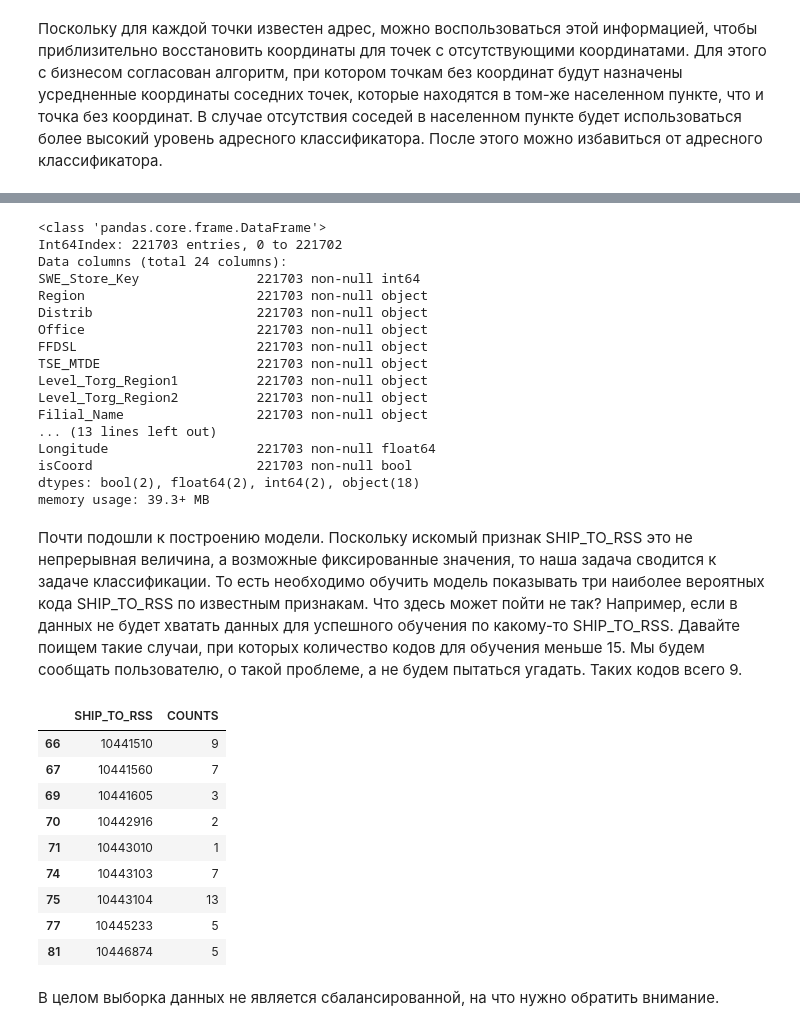
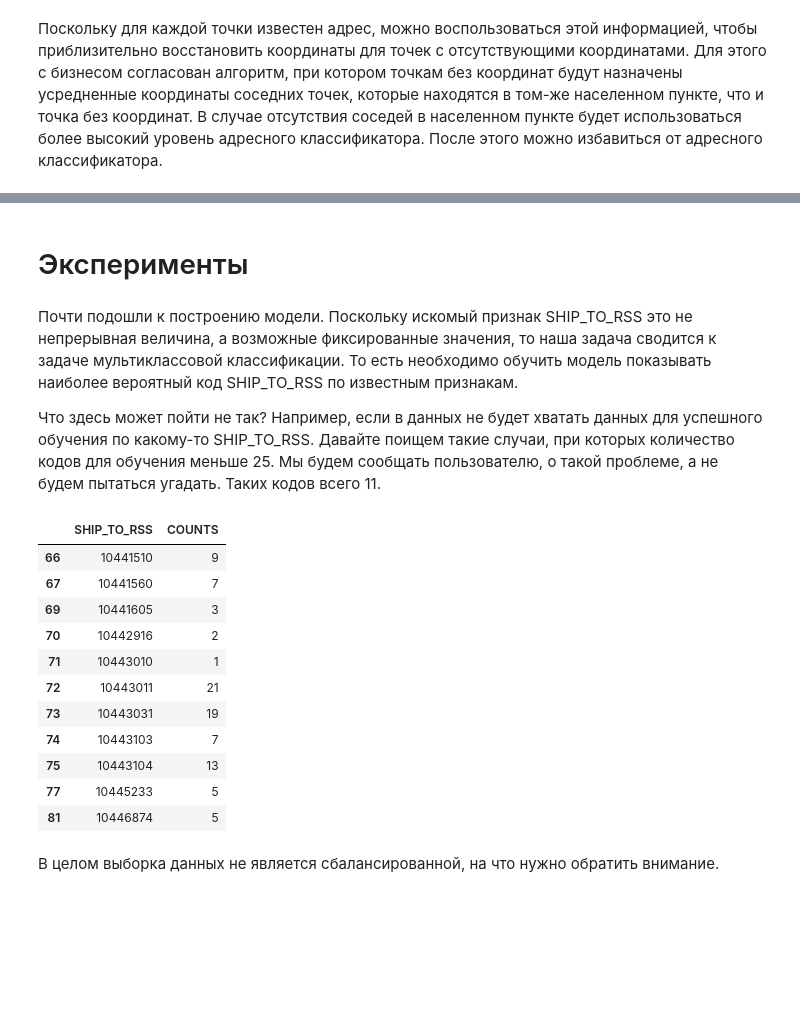
Before and after one commit to pigidser/Territory-Prediction, a Jupyter notebook: Data analysis and pre-processing.ipynb, the cells around one changed output, grey strips where cells are left out. Drawn from its saved outputs; the diff is of its cells as text; code cells hidden in the pictures; blank space fills up the shorter version.

```diff
--- a/Data analysis and pre-processing.ipynb
+++ b/Data analysis and pre-processing.ipynb
@@ -83,10 +92,11 @@ Text(0.5, 1.0, 'Долгота')
 # %%
-df_terr = pd.read_excel(report_file,skiprows=1)
-
-df_terr.columns=['Region','Distrib','Office','FFDSL','TSE_MTDE','Level_Torg_Region1','Level_Torg_Region2', \
-'Filial_Name','Filial_Ship_To','Chain_Type','Chain_Name','Chain_Id','Chain_Chain_Tier_MWC','Chain_Chain_Sub_Tier_MWC', \
-'SWE_Store_Key','Store_Status','Outlet_Name','Channel_Name_2018','Outlet_Type_2018','Trade_Structure','From_Dc', \
-'Segment_MWC_Segment_Name','Cluster_MWC','Kladr_level_1','Kladr_level_2','Kladr_level_3','Kladr_level_4','Kladr_level_5', \
-'LSV_WWY','LSV_CHOCO','LSV_MWC','Covering_Outlet_id','General_Duplicate','Ship_To_Visited','Filial_Visited', \
-'Ship_to_Name_TO_BE','Region_loaded_RSS','Ship_to_TO_BE_Name_loaded_RSS','SHIP_TO_RSS', \
-'Ship_to_Code_TO_BE','DC','Changed','Change_Period']
+# Загрузка файла с территориями точек в DataFrame и переименование столбцов для удобной работы
+df_terr = pd.read_excel(report_file, skiprows=1)
+df_terr.columns = ['Region','Distrib','Office','FFDSL','TSE_MTDE','Level_Torg_Region1','Level_Torg_Region2',
+    'Filial_Name','Filial_Ship_To','Chain_Type','Chain_Name','Chain_Id','Chain_Chain_Tier_MWC',
+    'Chain_Chain_Sub_Tier_MWC','SWE_Store_Key','Store_Status','Outlet_Name','Channel_Name_2018',
+    'Outlet_Type_2018','Trade_Structure','From_Dc','Segment_MWC_Segment_Name','Cluster_MWC',
+    'Kladr_level_1','Kladr_level_2','Kladr_level_3','Kladr_level_4','Kladr_level_5','LSV_WWY','LSV_CHOCO',
+    'LSV_MWC','Covering_Outlet_id','General_Duplicate','Ship_To_Visited','Filial_Visited',
+    'Ship_to_Name_TO_BE','Region_loaded_RSS','Ship_to_TO_BE_Name_loaded_RSS','SHIP_TO_RSS',
+    'Ship_to_Code_TO_BE','DC','Changed','Change_Period']
@@ -113,10 +108,11 @@ memory usage: 79.9+ MB
 # %% [markdown]
 Теперь удалим поля с названиями, для которых имеются соответствующие коды, а также поля без значений. Также нужно убрать информацию о продажах и визитах в точку (LSV, _Visited), так как это информация о последнем визите одного из дистрибьюторов в точку (а нам известно, что точку могут посещать несколько дистрибьюторов).
 # %%
-df_terr = df_terr[['SWE_Store_Key','Region','Distrib','Office','FFDSL','TSE_MTDE','Level_Torg_Region1','Level_Torg_Region2',
-'Filial_Name','Filial_Ship_To','Chain_Type','Chain_Id','Chain_Chain_Tier_MWC','Chain_Chain_Sub_Tier_MWC',
-'Channel_Name_2018','Outlet_Type_2018','Trade_Structure','From_Dc','Segment_MWC_Segment_Name','Cluster_MWC',
-'Covering_Outlet_id','General_Duplicate','SHIP_TO_RSS','Kladr_level_1','Kladr_level_2','Kladr_level_3','Kladr_level_4','Kladr_level_5']]
+df_terr = df_terr[['SWE_Store_Key','Region','Distrib','Office','FFDSL','TSE_MTDE','Level_Torg_Region1',
+    'Level_Torg_Region2','Filial_Name','Filial_Ship_To','Chain_Type','Chain_Id','Chain_Chain_Tier_MWC',
+    'Chain_Chain_Sub_Tier_MWC','Channel_Name_2018','Outlet_Type_2018','Trade_Structure','From_Dc',
+    'Segment_MWC_Segment_Name','Cluster_MWC','Covering_Outlet_id','General_Duplicate','SHIP_TO_RSS',
+    'Kladr_level_1','Kladr_level_2','Kladr_level_3','Kladr_level_4','Kladr_level_5']]
 # %% [markdown]
 Также от бизнеса получена информация, что в данных содержится информация о точках-дубликатах и определен способ оставить только основные (актуальные) точки
 # %%
@@ -147,2 +122,0 @@ memory usage: 44.2+ MB
-# %%
-df_terr['Trade_Structure'].fillna('Не известно',inplace=True)
@@ -172,4 +146,6 @@ Name: SHIP_TO_RSS, dtype: object
 # %% [markdown]
 Задан дополнительный вопрос к бизнесу, почему для некоторых точек идёт два или три кода доставки, и получен ответ, что нужно использовать только первый код.
 # %%
-df_terr.loc[~df_terr['SHIP_TO_RSS'].isna(),'SHIP_TO_RSS'] = df_terr.loc[~df_terr['SHIP_TO_RSS'].isna()]['SHIP_TO_RSS'].apply(lambda x: int(x[:9]))
+# SHIP_TO_RSS взять первые 8 символов и преобразовать к типу int
+df_terr.loc[~df_terr['SHIP_TO_RSS'].isna(),'SHIP_TO_RSS'] = \
+    df_terr.loc[~df_terr['SHIP_TO_RSS'].isna()]['SHIP_TO_RSS'].apply(lambda x: int(x[:9]))
@@ -223,20 +216,2 @@ df.drop(['Kladr_level_1','Kladr_level_2','Kladr_level_3','Kladr_level_4','Kladr_
-# %%
-df.info()
-# %% [output]
-<class 'pandas.core.frame.DataFrame'>
-Int64Index: 221703 entries, 0 to 221702
-Data columns (total 24 columns):
-SWE_Store_Key               221703 non-null int64
-Region                      221703 non-null object
-Distrib                     221703 non-null object
-Office                      221703 non-null object
-FFDSL                       221703 non-null object
-TSE_MTDE                    221703 non-null object
-Level_Torg_Region1          221703 non-null object
-Level_Torg_Region2          221703 non-null object
-Filial_Name                 221703 non-null object
-... (13 lines left out)
-Longitude                   221703 non-null float64
-isCoord                     221703 non-null bool
-dtypes: bool(2), float64(2), int64(2), object(18)
-memory usage: 39.3+ MB
+# %% [markdown]
+# Эксперименты
@@ -243,18 +220,22 @@ memory usage: 39.3+ MB
 # %% [markdown]
-Почти подошли к построению модели. Поскольку искомый признак SHIP_TO_RSS это не непрерывная величина, а возможные фиксированные значения, то наша задача сводится к задаче классификации. То есть необходимо обучить модель показывать три наиболее вероятных кода SHIP_TO_RSS по известным признакам. Что здесь может пойти не так? Например, если в данных не будет хватать данных для успешного обучения по какому-то SHIP_TO_RSS. Давайте поищем такие случаи, при которых количество кодов для обучения меньше 15. Мы будем сообщать пользователю, о такой проблеме, а не будем пытаться угадать. Таких кодов всего 9.
+Почти подошли к построению модели. Поскольку искомый признак SHIP_TO_RSS это не непрерывная величина, а возможные фиксированные значения, то наша задача сводится к задаче мультиклассовой классификации. То есть необходимо обучить модель показывать наиболее вероятный код SHIP_TO_RSS по известным признакам.
+
+Что здесь может пойти не так? Например, если в данных не будет хватать данных для успешного обучения по какому-то SHIP_TO_RSS. Давайте поищем такие случаи, при которых количество кодов для обучения меньше 25. Мы будем сообщать пользователю, о такой проблеме, а не будем пытаться угадать. Таких кодов всего 11.
 # %%
 ship_counts = df[~df['SHIP_TO_RSS'].isna()].groupby('SHIP_TO_RSS').SWE_Store_Key.count().to_frame()
 ship_counts.reset_index(inplace=True)
 ship_counts.columns = ['SHIP_TO_RSS','COUNTS']
 ship_counts['SHIP_TO_RSS'] = ship_counts['SHIP_TO_RSS'].astype(int)
-ship_counts[ship_counts['COUNTS']<15]
+ship_counts[ship_counts['COUNTS']<25]
 # %% [output]
 |  | SHIP_TO_RSS | COUNTS |
 | 66 | 10441510 | 9 |
 | 67 | 10441560 | 7 |
 | 69 | 10441605 | 3 |
 | 70 | 10442916 | 2 |
 | 71 | 10443010 | 1 |
+| 72 | 10443011 | 21 |
+| 73 | 10443031 | 19 |
 | 74 | 10443103 | 7 |
 | 75 | 10443104 | 13 |
 | 77 | 10445233 | 5 |
```
Also changed, not shown: parts of 81 cells of this notebook.
